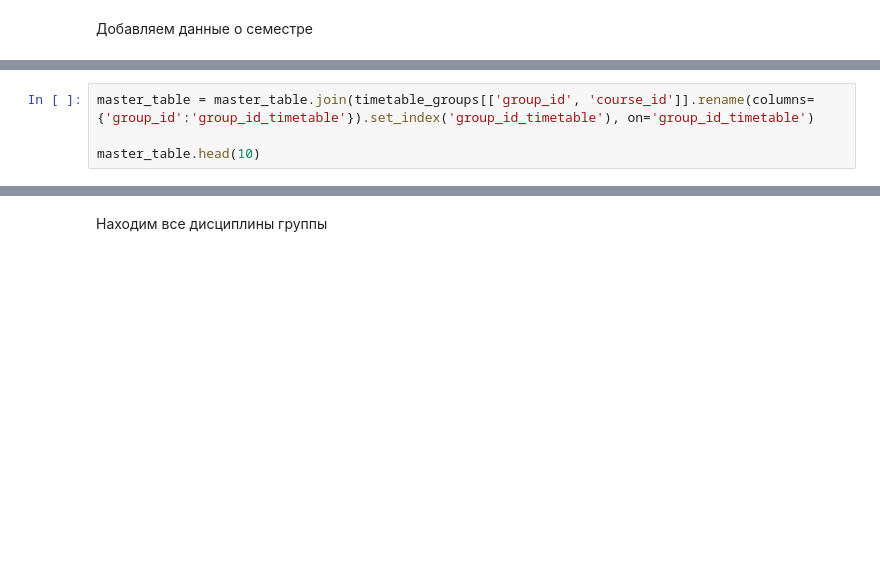
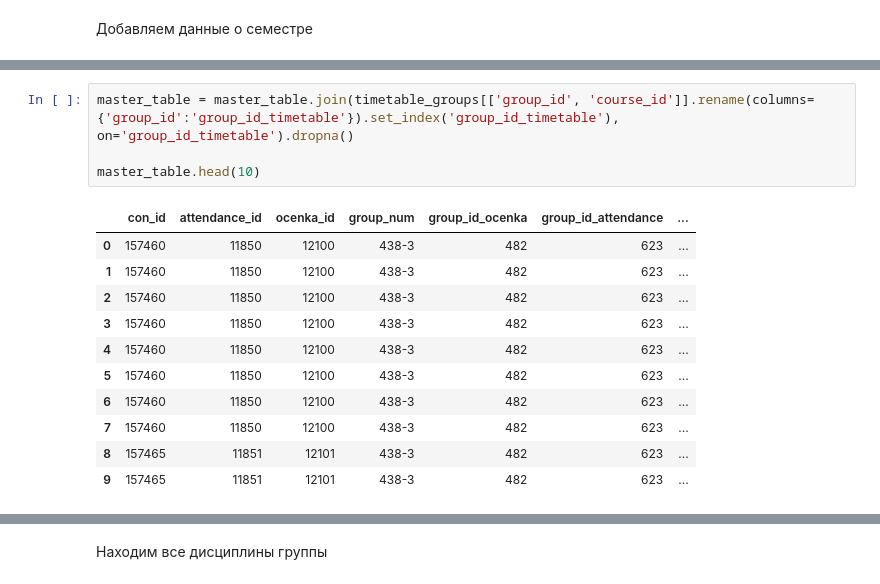
Before and after one commit to ATOM3448/ASU2304, a Jupyter notebook: data/compilation.ipynb, the cells around one changed output, grey strips where cells are left out. Saved outputs shown, nothing was run; the diff lists cells and outputs as text; blank space fills up the shorter version.

```diff
--- a/data/compilation.ipynb
+++ b/data/compilation.ipynb
@@ -90,5 +200,17 @@ bufer_table.head(10)
 # %%
-master_table = master_table.join(timetable_groups[['group_id', 'course_id']].rename(columns={'group_id':'group_id_timetable'}).set_index('group_id_timetable'), on='group_id_timetable')
+master_table = master_table.join(timetable_groups[['group_id', 'course_id']].rename(columns={'group_id':'group_id_timetable'}).set_index('group_id_timetable'), on='group_id_timetable').dropna()
 
 master_table.head(10)
+# %% [output]
+|  | con_id | attendance_id | ocenka_id | group_num | group_id_ocenka | group_id_attendance | ... |
+| 0 | 157460 | 11850 | 12100 | 438-3 | 482 | 623 | ... |
+| 1 | 157460 | 11850 | 12100 | 438-3 | 482 | 623 | ... |
+| 2 | 157460 | 11850 | 12100 | 438-3 | 482 | 623 | ... |
+| 3 | 157460 | 11850 | 12100 | 438-3 | 482 | 623 | ... |
+| 4 | 157460 | 11850 | 12100 | 438-3 | 482 | 623 | ... |
+| 5 | 157460 | 11850 | 12100 | 438-3 | 482 | 623 | ... |
+| 6 | 157460 | 11850 | 12100 | 438-3 | 482 | 623 | ... |
+| 7 | 157460 | 11850 | 12100 | 438-3 | 482 | 623 | ... |
+| 8 | 157465 | 11851 | 12101 | 438-3 | 482 | 623 | ... |
+| 9 | 157465 | 11851 | 12101 | 438-3 | 482 | 623 | ... |
 # %%
```
Also changed, not shown: parts of 46 cells of this notebook, 1 other file.
